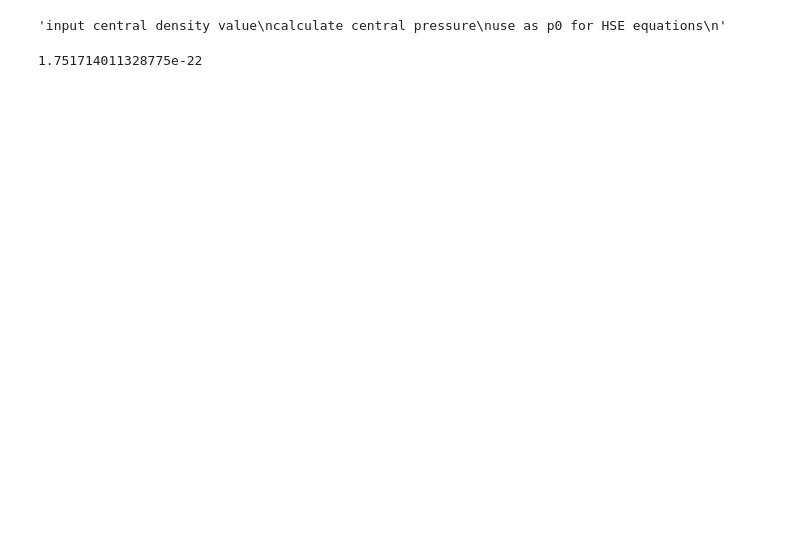
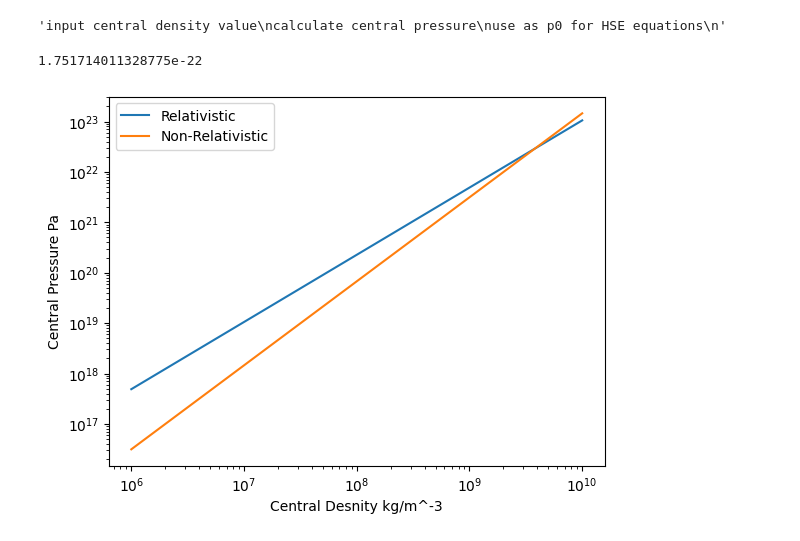
Before and after one commit to davidboam/computing_project, a Jupyter notebook: eos2.ipynb, the cells around one changed output. Drawn from its saved outputs; the diff is of its cells as text; code cells hidden in the pictures; blank space fills up the shorter version.

Commit message:
Not sure how much I changed. Think I added in correct units and changed the way some of the plots work

```diff
--- a/eos2.ipynb
+++ b/eos2.ipynb
@@ -23,31 +23,51 @@ m_n = 1.67e-27
 # %%
 def K_NR():
     """Inverse EOS to get density from pressure for non-relativistic case"""
-    return (hbar**2  * (3 * np.pi**2 / (a_z * m_n * c**2))**(5/3)) / (15 * np.pi**2 * m_e)
+    return (hbar**2  / (15 * np.pi**2 * m_e) * (3 * np.pi**2 / (a_z * m_n * c**2))**(5/3))
 
 def K_R():
     """Inverse EOS to get density from pressure for relativistic case"""
-    return (hbar* c  * (3 * np.pi**2 / (a_z * m_n * c**2))**(4/3)) / (12 * np.pi**2)
+    return (hbar* c)/ (12 * np.pi**2)  * (3 * np.pi**2 / (a_z * m_n * c**2))**(4/3)
 
 
-def rho_from_pressure(P,K):
-    if K == K_NR:
-        n = 5/3
-    else:
-        n=4/3
-    return (P/K())**(1/n) / c**2
-
-def calc_p0(rho_0, K):
+def calc_rho(P,K):
     if K == K_NR:
         n = 5/3
     else:
         n=4/3
 
-    return K() * (rho_0 * c**2)**(n)
+    if P.any()<0:
+        return 0
+    else:
+        return (P/K())**(1/n) / c**2
+
+def calc_p(rho, K):
+    if K == K_NR:
+        n = 5/3
+        return K() * (rho * c**2)**(n)
+    else:
+        n=4/3
+        return K() * (rho * c)**(2*n)
-# %%
-K_NR()
-# %% [output]
-1.751714011328775e-22
+# %%
+K_R()
+K_NR()
+# %% [output]
+1.751714011328775e-22
+# %%
+p0R = calc_p0(np.logspace(4,5,10), K_R)
+p0NR = calc_p0(np.logspace(4,5,10), K_NR)
+
+rho_range = np.logspace(6,10,100)
+
+plt.plot(rho_range, calc_p0(rho_range, K_R), label="Relativistic")
+plt.plot(rho_range, calc_p0(rho_range, K_NR), label="Non-Relativistic")
+plt.xlabel("Central Desnity kg/m^-3")
+plt.ylabel("Central Pressure Pa")
+plt.loglog()
+plt.legend()
+plt.show()
+# %% [output]
+[figure, added]
 # %%
 # ----------------- Structure Solver -----------------
 def hydrostatic_equilibrium(r, y, K):
```
Also changed, not shown: parts of 10 cells of this notebook, 1 other file.
